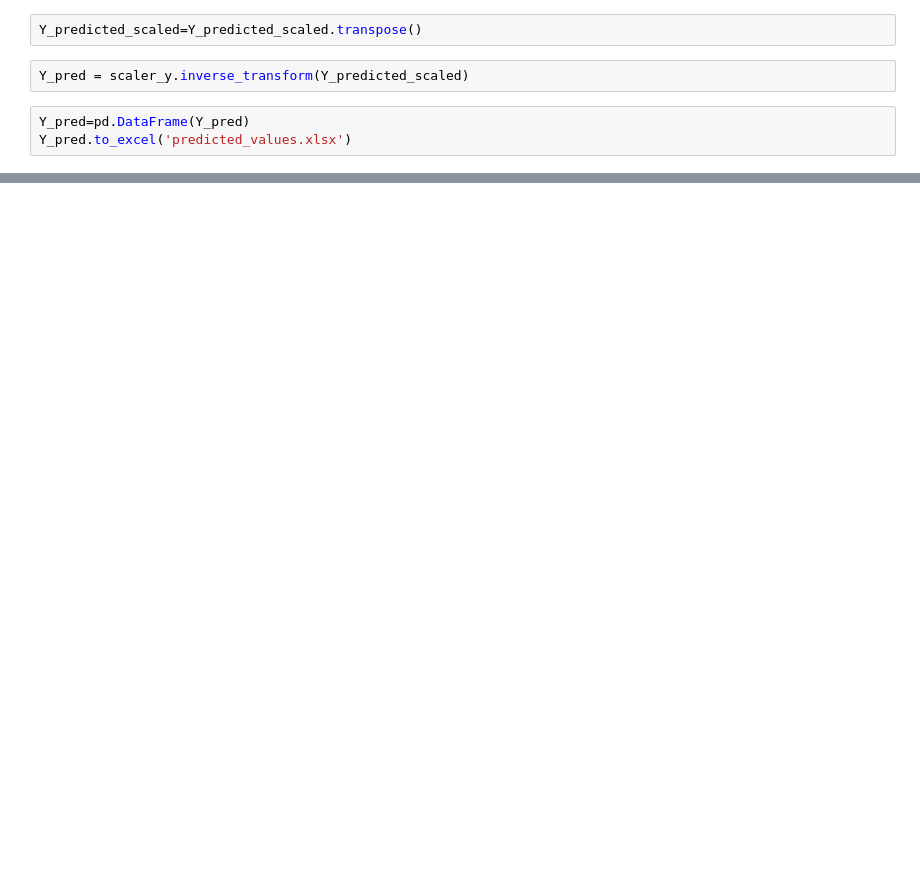
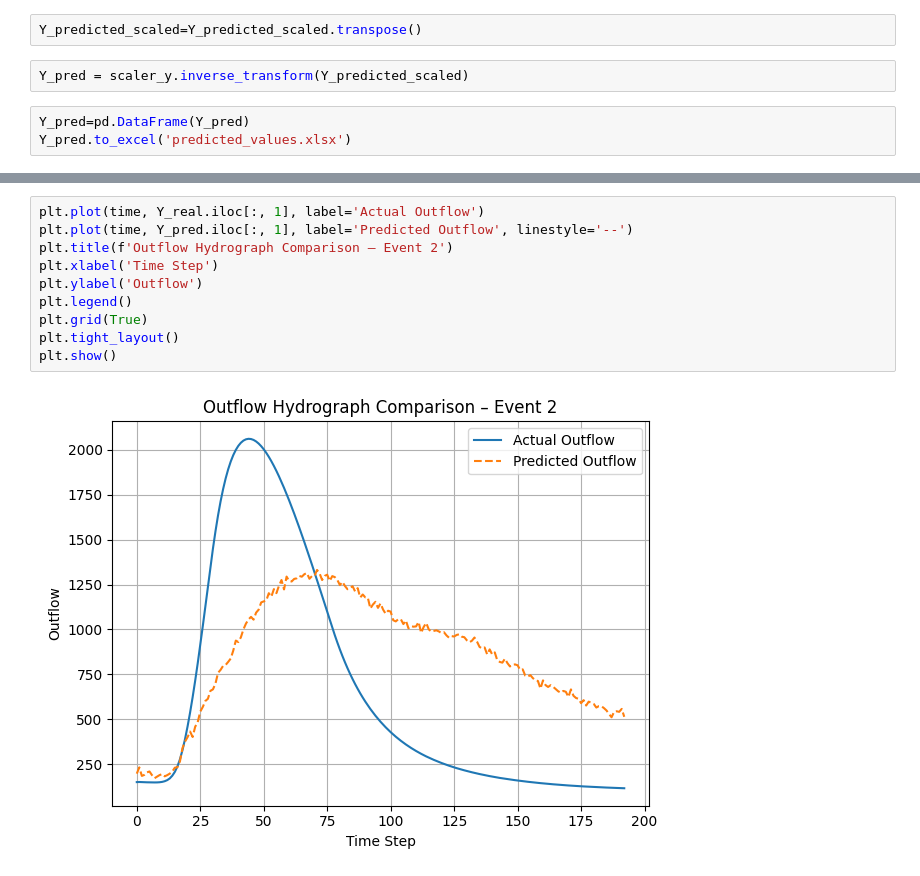
Before and after one commit to SABBIRAHAMMED3/ML, a Jupyter notebook: DNNForFloodRouting.ipynb, the cells around one changed output, grey strips where cells are left out. Saved outputs shown, nothing was run; the diff lists cells and outputs as text; blank space fills up the shorter version.

```diff
--- a/DNNForFloodRouting.ipynb
+++ b/DNNForFloodRouting.ipynb
@@ -174,0 +195,12 @@ Y_pred.to_excel('predicted_values.xlsx')
+# %%
+plt.plot(time, Y_real.iloc[:, 1], label='Actual Outflow')
+plt.plot(time, Y_pred.iloc[:, 1], label='Predicted Outflow', linestyle='--')
+plt.title(f'Outflow Hydrograph Comparison – Event 2')
+plt.xlabel('Time Step')
+plt.ylabel('Outflow')
+plt.legend()
+plt.grid(True)
+plt.tight_layout()
+plt.show()
+# %% [output]
+[figure, added]
```
Also changed, not shown: parts of 11 cells of this notebook.
